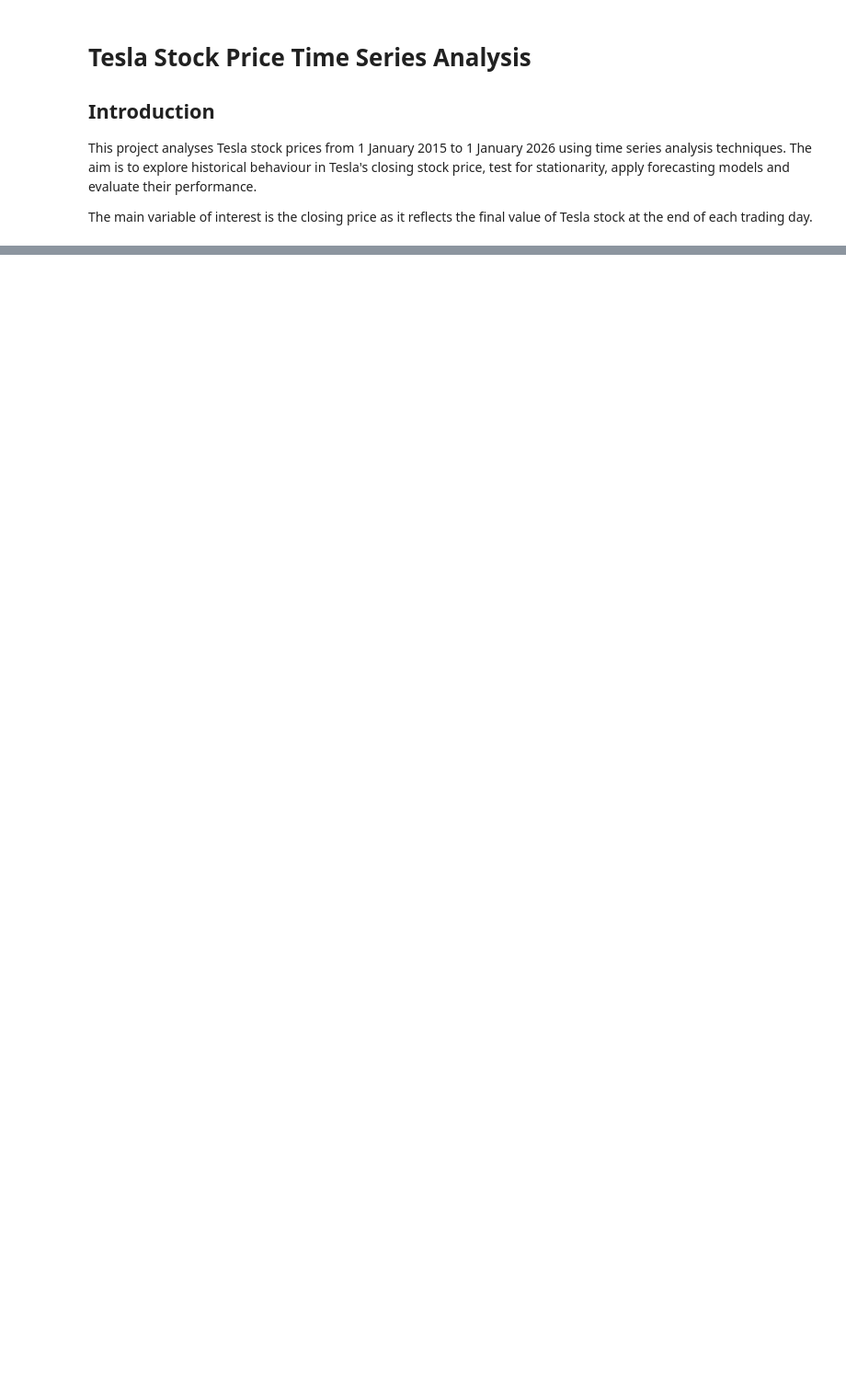
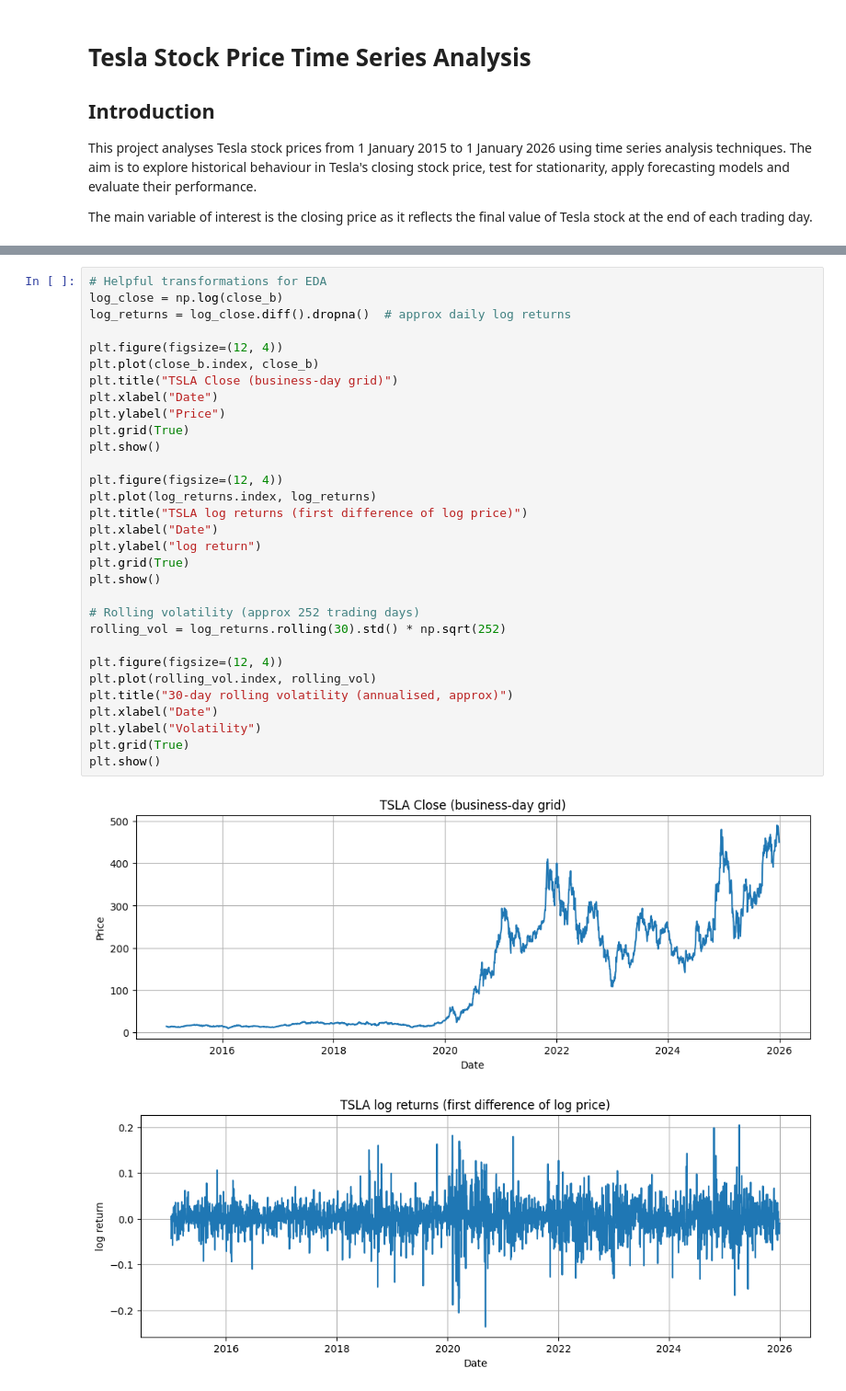
Before and after one commit to killianharnett1/tesla-time-series-analysis, a Jupyter notebook: notebooks/tesla_time_series_analysis.ipynb, the cells around one changed output, grey strips where cells are left out. Shown at 92% size. Drawn from its saved outputs; the diff is of its cells as text; blank space fills up the shorter version.

```diff
--- a/notebooks/tesla_time_series_analysis.ipynb
+++ b/notebooks/tesla_time_series_analysis.ipynb
@@ -266,0 +49,34 @@ This behaviour is common in financial time series where stock prices often follo
+# %%
+# Helpful transformations for EDA
+log_close = np.log(close_b)
+log_returns = log_close.diff().dropna()  # approx daily log returns
+
+plt.figure(figsize=(12, 4))
+plt.plot(close_b.index, close_b)
+plt.title("TSLA Close (business-day grid)")
+plt.xlabel("Date")
+plt.ylabel("Price")
+plt.grid(True)
+plt.show()
+
+plt.figure(figsize=(12, 4))
+plt.plot(log_returns.index, log_returns)
+plt.title("TSLA log returns (first difference of log price)")
+plt.xlabel("Date")
+plt.ylabel("log return")
+plt.grid(True)
+plt.show()
+
+# Rolling volatility (approx 252 trading days)
+rolling_vol = log_returns.rolling(30).std() * np.sqrt(252)
+
+plt.figure(figsize=(12, 4))
+plt.plot(rolling_vol.index, rolling_vol)
+plt.title("30-day rolling volatility (annualised, approx)")
+plt.xlabel("Date")
+plt.ylabel("Volatility")
+plt.grid(True)
+plt.show()
+# %% [output]
+[figure, added]
+[figure, added]
```
Also changed, not shown: parts of 23 cells of this notebook.
